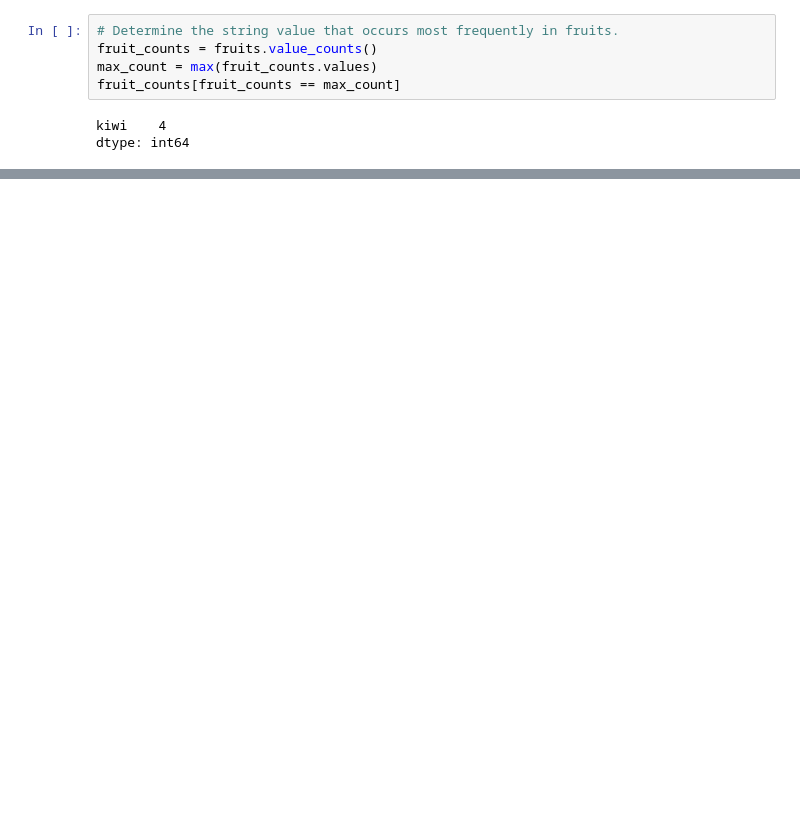
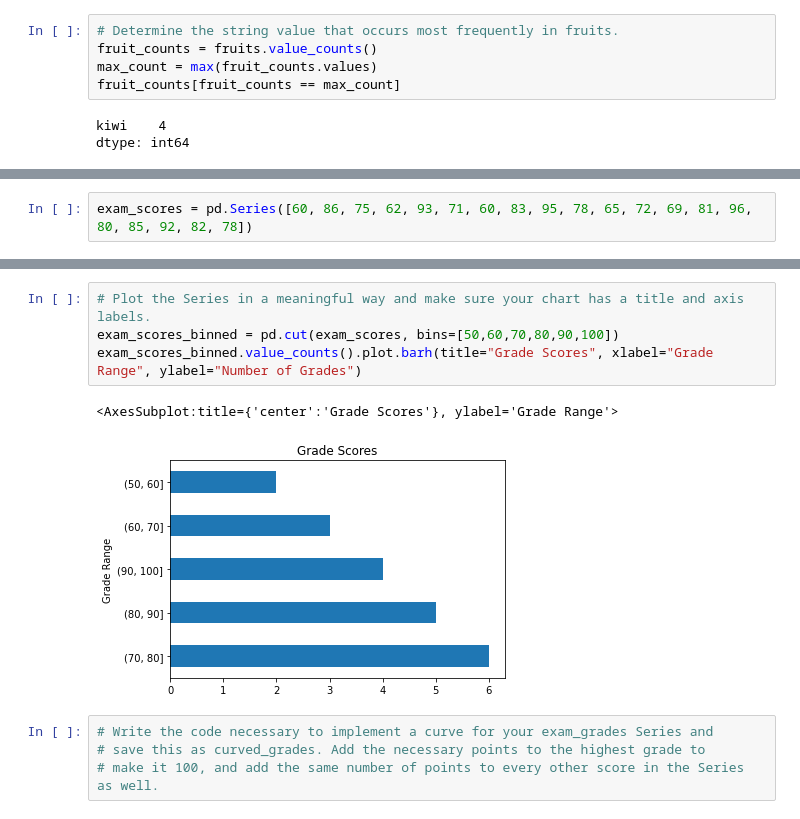
Before and after one commit to JacobPaxton/numpy-pandas-visualization-exercises, a Jupyter notebook: pandas_series.ipynb, the cells around one changed output, grey strips where cells are left out. Drawn from its saved outputs; the diff is of its cells as text; blank space fills up the shorter version.

Commit message:
add 17 of the 20 exercises in series exercises part 3

```diff
--- a/pandas_series.ipynb
+++ b/pandas_series.ipynb
@@ -110,0 +406,2 @@ dtype: int64
+# %%
+exam_scores = pd.Series([60, 86, 75, 62, 93, 71, 60, 83, 95, 78, 65, 72, 69, 81, 96, 80, 85, 92, 82, 78])
@@ -110,0 +419,11 @@ dtype: int64
+# %%
+# Plot the Series in a meaningful way and make sure your chart has a title and axis labels.
+exam_scores_binned = pd.cut(exam_scores, bins=[50,60,70,80,90,100])
+exam_scores_binned.value_counts().plot.barh(title="Grade Scores", xlabel="Grade Range", ylabel="Number of Grades")
+# %% [output]
+<AxesSubplot:title={'center':'Grade Scores'}, ylabel='Grade Range'>
+[figure, added]
+# %%
+# Write the code necessary to implement a curve for your exam_grades Series and
+# save this as curved_grades. Add the necessary points to the highest grade to
+# make it 100, and add the same number of points to every other score in the Series as well.
```
Also changed, not shown: parts of 29 cells of this notebook.
